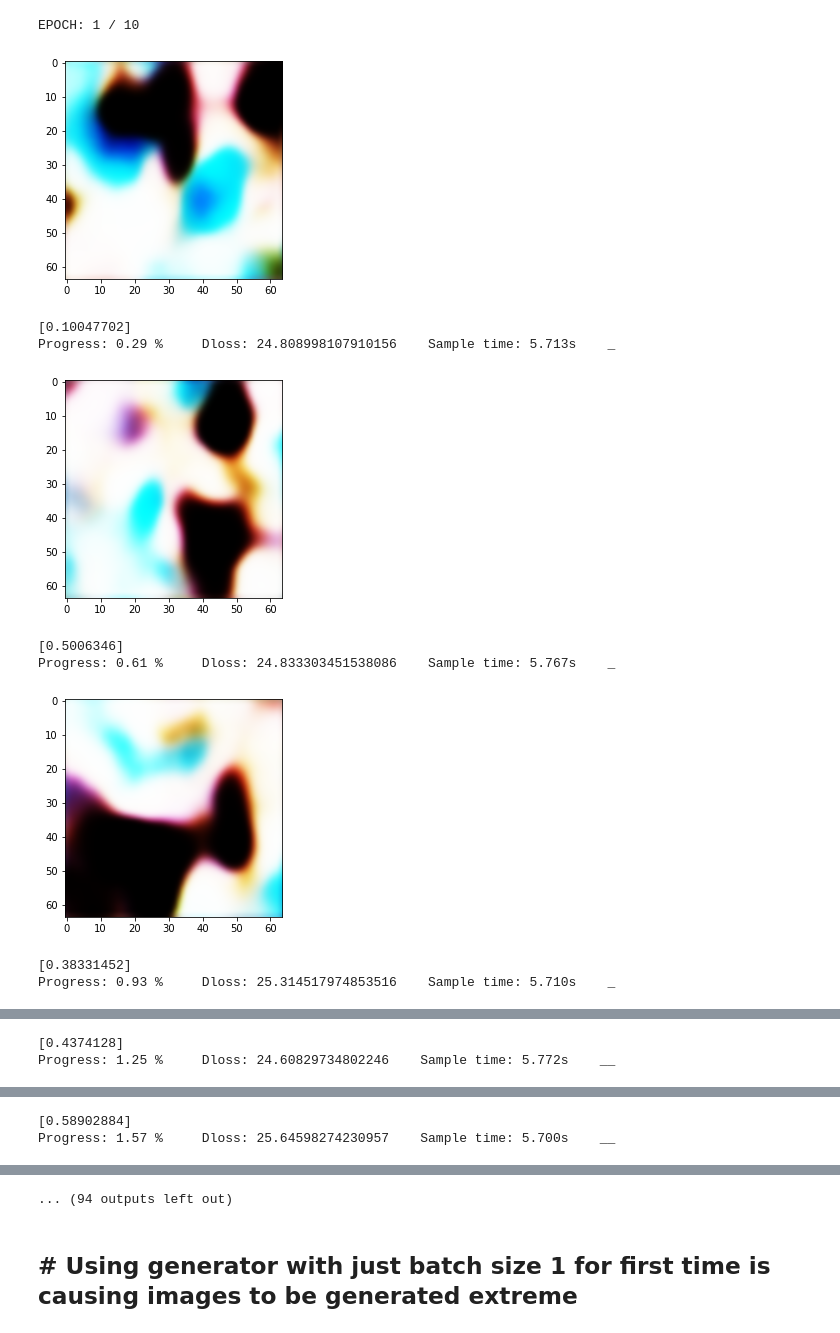
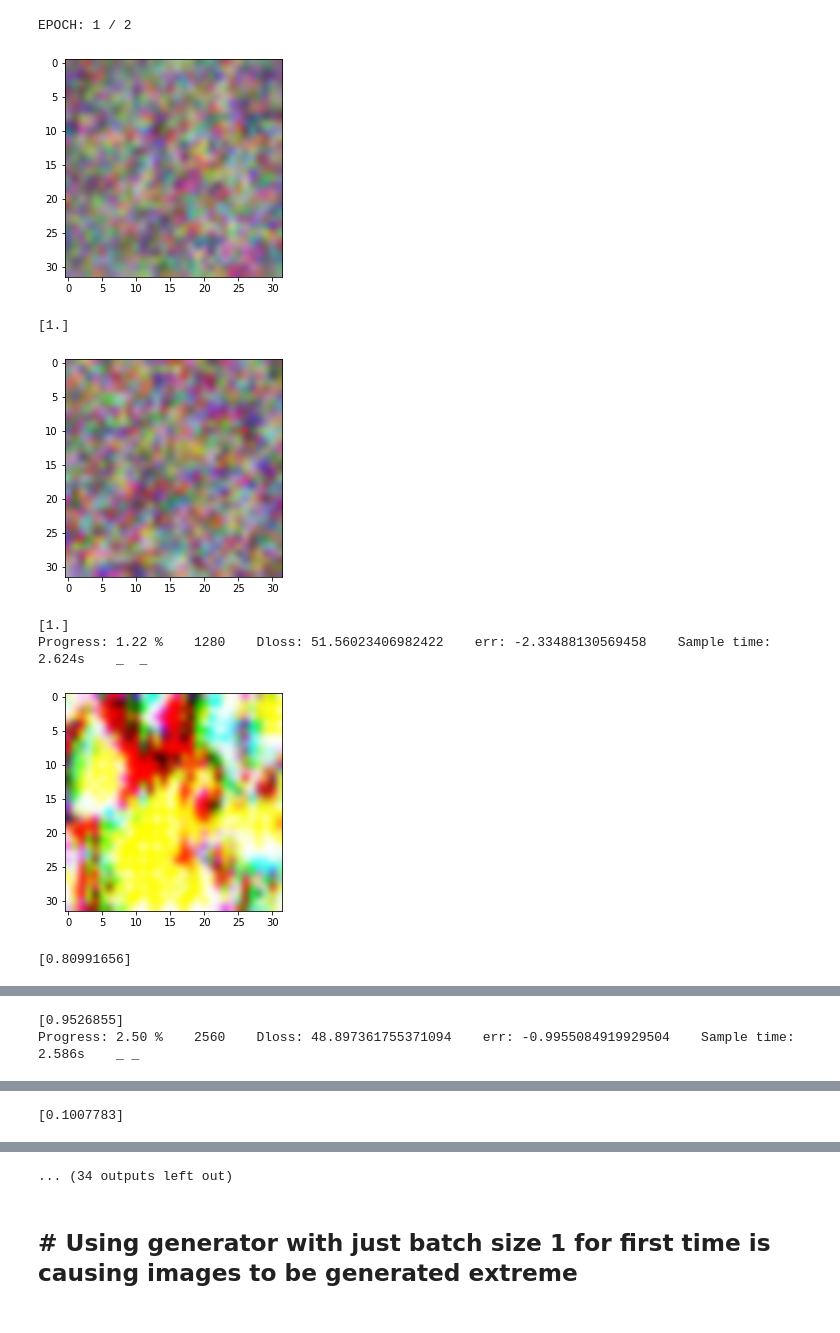
Before and after one commit to ShivamShrirao/GANs_from_scratch, a Jupyter notebook: DCGAN_celebs.ipynb, the cells around one changed output, grey strips where cells are left out. Cells and saved outputs as stored; diff of their text form; code cells hidden in the pictures.

```diff
--- a/DCGAN_celebs.ipynb
+++ b/DCGAN_celebs.ipynb
@@ -76,23 +69,16 @@ Non-trainable Params: 960
 # %%
 def discriminator():
     model=Sequential()
-    model.add(conv2d(32,kernel_size=3,activation=functions.leakyRelu,input_shape=(64,64,3)))
+    model.add(conv2d(32,kernel_size=3,activation=functions.leakyRelu,input_shape=(28,28,3)))
+    model.add(max_pool())
+    model.add(dropout(0.25))
+    model.add(conv2d(64,kernel_size=3,activation=functions.leakyRelu))
+    model.add(max_pool())
     model.add(BatchNormalization())
     model.add(dropout(0.25))
-    model.add(max_pool())
-    model.add(conv2d(64,kernel_size=3,activation=functions.leakyRelu))
-    model.add(BatchNormalization())
-    model.add(dropout(0.25))
-    model.add(max_pool())
-    model.add(conv2d(128,kernel_size=3,activation=functions.leakyRelu))
-    model.add(BatchNormalization())
-    model.add(dropout(0.25))
-    model.add(max_pool())
-    model.add(conv2d(256,kernel_size=3,activation=functions.leakyRelu))
-    model.add(BatchNormalization())
+    model.add(flatten())
+    model.add(dense(256,activation=functions.leakyRelu))
     model.add(dropout(0.2))
-    model.add(max_pool())
-    model.add(flatten())
     model.add(dense(1,activation=functions.sigmoid))
     return model
 d=discriminator()
@@ -119,8 +105,8 @@ Non-trainable Params: 960
 g.compile(optimizer=optimizers.adam,loss=functions.mean_squared_error,learning_rate=0.002)
 d.compile(optimizer=optimizers.adam,loss=functions.cross_entropy_with_logits,learning_rate=0.002)
 # %%
-noise=np.random.randn(32,100).astype(np.float32)
-gen=g.predict(noise)
+svdnoise=np.random.randn(64,100).astype(np.float32)
+gen=g.predict(svdnoise)
 # %%
 def gen_sample():
     noise=np.random.randn(1,100).astype(np.float32)
@@ -128,12 +114,16 @@ def gen_sample():
     plt.imshow((gen[0]+1)/2,interpolation='bicubic')
     plt.show()
     print(d.predict(gen)[0])
+    gen=g.predict(svdnoise)
+    plt.imshow((gen[0]+1)/2,interpolation='bicubic')
+    plt.show()
+    print(d.predict(gen)[0])
 # %%
 ccu=0
 # %%
 def run():
     global ccu
-    batch_size=32
+    batch_size=64
     dsz=len(names)
     # Label real ones as 90% real
     y_fake=np.zeros((batch_size,1),dtype=np.float32)
@@ -147,10 +137,9 @@ def run():
         # Get random real images
         real_images=get_batch(ccu,batch_size)
         ccu+=batch_size
-#         X = np.concatenate([real_images,generated_images])
         # Train discriminator
+#         y_fake=np.random.uniform(0,0.05,(batch_size,1)).astype(np.float32)
 #         y_real=np.random.uniform(0.9,1,(batch_size,1)).astype(np.float32)
-#         y_fake=np.random.uniform(0,0.1,(batch_size,1)).astype(np.float32)
         dout1=d.train_on_batch(real_images,y_real)
         dout2=d.train_on_batch(generated_images,y_fake)
         dloss=functions.cross_entropy(logits=dout2,labels=y_fake).sum()
@@ -162,25 +151,23 @@ def run():
         dout,err=d.not_train_on_batch(gout,y_gen)
         g.backprop(err,g.lenseq_m1)
         g.optimizer(g.sequence,g.learning_rate,g.beta)
-        if not step%10:
+        if not step%20:
             gen_sample()
-        print("\rProgress: {:.2f} %     Dloss: {}    Sample time: {:.3f}s    _".format(step*batch_size*100/dsz,dloss,time()-stt),end='')
+        print("\rProgress: {:.2f} %    {}    Dloss: {}    err: {}    Sample time: {:.3f}s    _".format(step*batch_size*100/dsz,ccu,dloss,err.sum(),time()-stt),end='')
 # %%
-epochs=10
+epochs=2
 for epoch in range(epochs):
     print("EPOCH:",epoch+1,'/',epochs)
     st_tm=time()
     run()
     print("\nEpoch time: {}:{}s".format(int(time()-st_tm)//60,int(time()-st_tm)%60))
     gen_sample()
 # %% [output]
-EPOCH: 1 / 10
+EPOCH: 1 / 2
-[figure, old version]
+[figure, new version]
-[0.10047702]
-Progress: 0.29 %     Dloss: 24.808998107910156    Sample time: 5.713s    _
+[1.]
-[figure, old version]
+[figure, new version]
-[0.5006346]
-Progress: 0.61 %     Dloss: 24.833303451538086    Sample time: 5.767s    _
+[1.]
+Progress: 1.22 %    1280    Dloss: 51.56023406982422    err: -2.33488130569458    Sample time: 2.624s    _  _
-[figure, old version]
+[figure, new version]
-[0.38331452]
-Progress: 0.93 %     Dloss: 25.314517974853516    Sample time: 5.710s    _
+[0.80991656]
@@ -188,2 +175,2 @@ Progress: 0.93 %     Dloss: 25.314517974853516    Sample time: 5.710s    _
-[0.4374128]
-Progress: 1.25 %     Dloss: 24.60829734802246    Sample time: 5.772s    __
+[0.9526855]
+Progress: 2.50 %    2560    Dloss: 48.897361755371094    err: -0.9955084919929504    Sample time: 2.586s    _ _
@@ -191,2 +178 @@ Progress: 1.25 %     Dloss: 24.60829734802246    Sample time: 5.772s    __
-[0.58902884]
-Progress: 1.57 %     Dloss: 25.64598274230957    Sample time: 5.700s    __
+[0.1007783]
@@ -194,4 +180,4 @@ Progress: 1.57 %     Dloss: 25.64598274230957    Sample time: 5.700s    __
-... (94 outputs left out)
+... (34 outputs left out)
 # %% [markdown]
 ## # Using generator with just batch size 1 for first time is causing images to be generated extreme
 # %%
```
Also changed, not shown: parts of 7 cells of this notebook, 1 other file.
